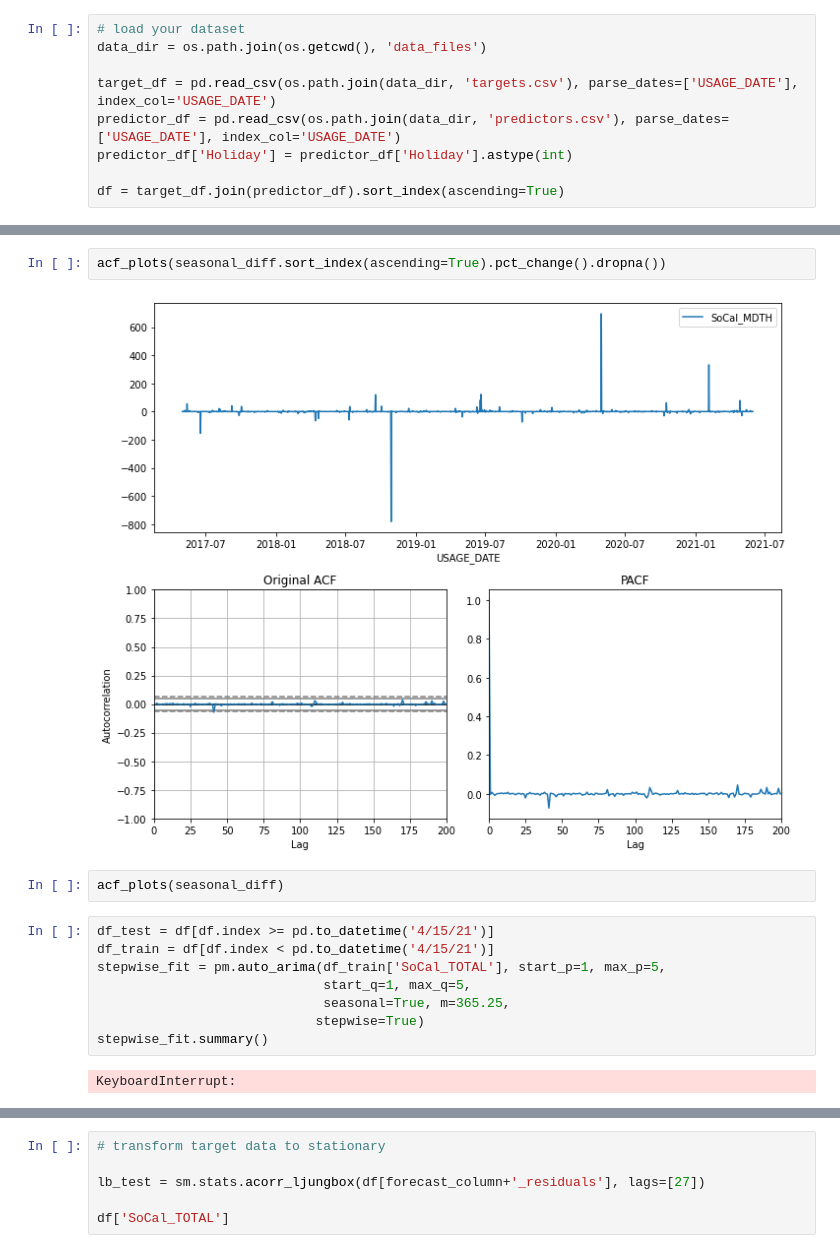
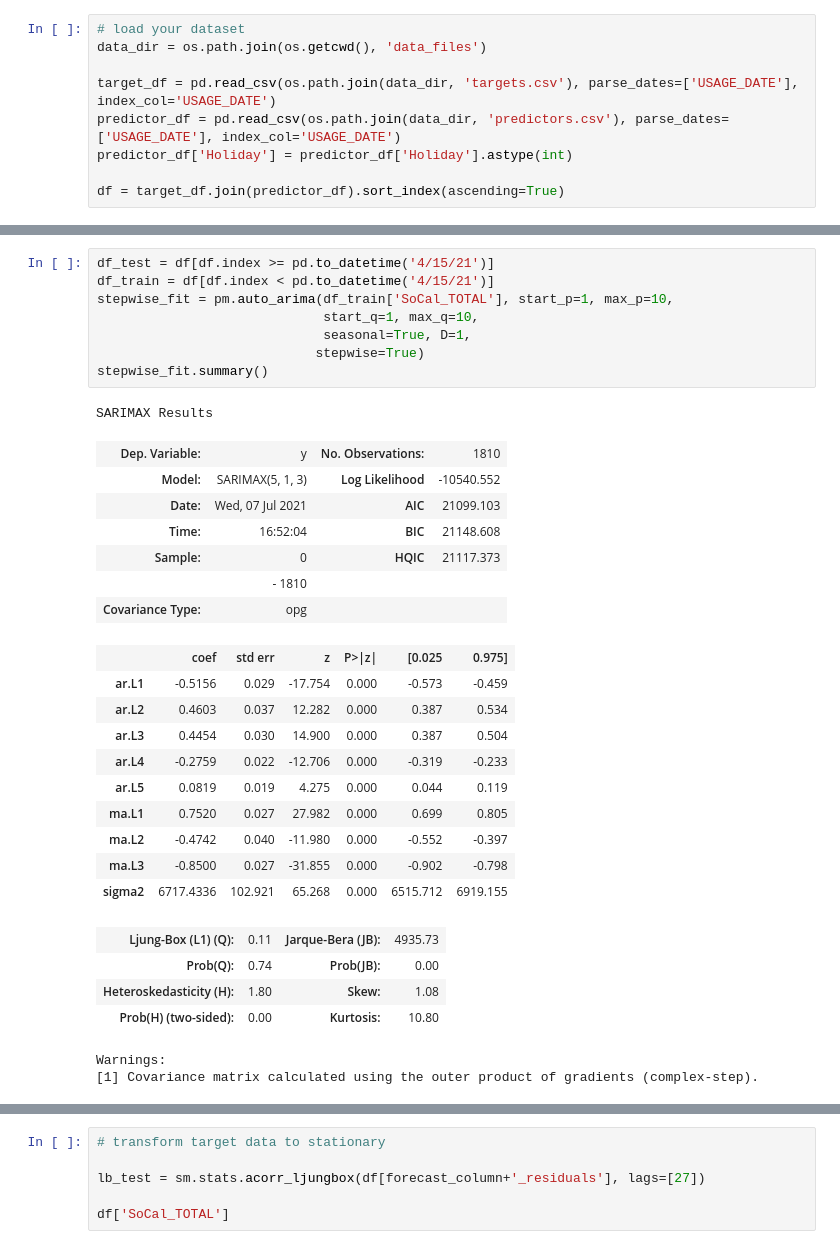
Before and after one commit to jacheung/bookshelf, a Jupyter notebook: Forecasting_101/forecasting-arima.ipynb, the cells around one changed output, grey strips where cells are left out. Saved outputs shown, nothing was run; the diff lists cells and outputs as text.

```diff
--- a/Forecasting_101/forecasting-arima.ipynb
+++ b/Forecasting_101/forecasting-arima.ipynb
@@ -55,17 +46,34 @@ acf_plots(seasonal_diff)
-# %%
-acf_plots(seasonal_diff.sort_index(ascending=True).pct_change().dropna())
-# %% [output]
-[figure, removed]
-# %%
-acf_plots(seasonal_diff)
 # %%
 df_test = df[df.index >= pd.to_datetime('4/15/21')]
 df_train = df[df.index < pd.to_datetime('4/15/21')]
-stepwise_fit = pm.auto_arima(df_train['SoCal_TOTAL'], start_p=1, max_p=5,
-                             start_q=1, max_q=5,
-                             seasonal=True, m=365.25,
+stepwise_fit = pm.auto_arima(df_train['SoCal_TOTAL'], start_p=1, max_p=10,
+                             start_q=1, max_q=10,
+                             seasonal=True, D=1,
                             stepwise=True)
 stepwise_fit.summary()
 # %% [output]
-KeyboardInterrupt:
+SARIMAX Results
+| Dep. Variable: | y | No. Observations: | 1810 |
+| Model: | SARIMAX(5, 1, 3) | Log Likelihood | -10540.552 |
+| Date: | Wed, 07 Jul 2021 | AIC | 21099.103 |
+| Time: | 16:52:04 | BIC | 21148.608 |
+| Sample: | 0 | HQIC | 21117.373 |
+|  | - 1810 |  |  |
+| Covariance Type: | opg |  |  |
+|  | coef | std err | z | P>|z| | [0.025 | 0.975] |
+| ar.L1 | -0.5156 | 0.029 | -17.754 | 0.000 | -0.573 | -0.459 |
+| ar.L2 | 0.4603 | 0.037 | 12.282 | 0.000 | 0.387 | 0.534 |
+| ar.L3 | 0.4454 | 0.030 | 14.900 | 0.000 | 0.387 | 0.504 |
+| ar.L4 | -0.2759 | 0.022 | -12.706 | 0.000 | -0.319 | -0.233 |
+| ar.L5 | 0.0819 | 0.019 | 4.275 | 0.000 | 0.044 | 0.119 |
+| ma.L1 | 0.7520 | 0.027 | 27.982 | 0.000 | 0.699 | 0.805 |
+| ma.L2 | -0.4742 | 0.040 | -11.980 | 0.000 | -0.552 | -0.397 |
+| ma.L3 | -0.8500 | 0.027 | -31.855 | 0.000 | -0.902 | -0.798 |
+| sigma2 | 6717.4336 | 102.921 | 65.268 | 0.000 | 6515.712 | 6919.155 |
+| Ljung-Box (L1) (Q): | 0.11 | Jarque-Bera (JB): | 4935.73 |
+| Prob(Q): | 0.74 | Prob(JB): | 0.00 |
+| Heteroskedasticity (H): | 1.80 | Skew: | 1.08 |
+| Prob(H) (two-sided): | 0.00 | Kurtosis: | 10.80 |
+Warnings:
+[1] Covariance matrix calculated using the outer product of gradients (complex-step).
 # %%
```
Also changed, not shown: parts of 3 cells of this notebook.
